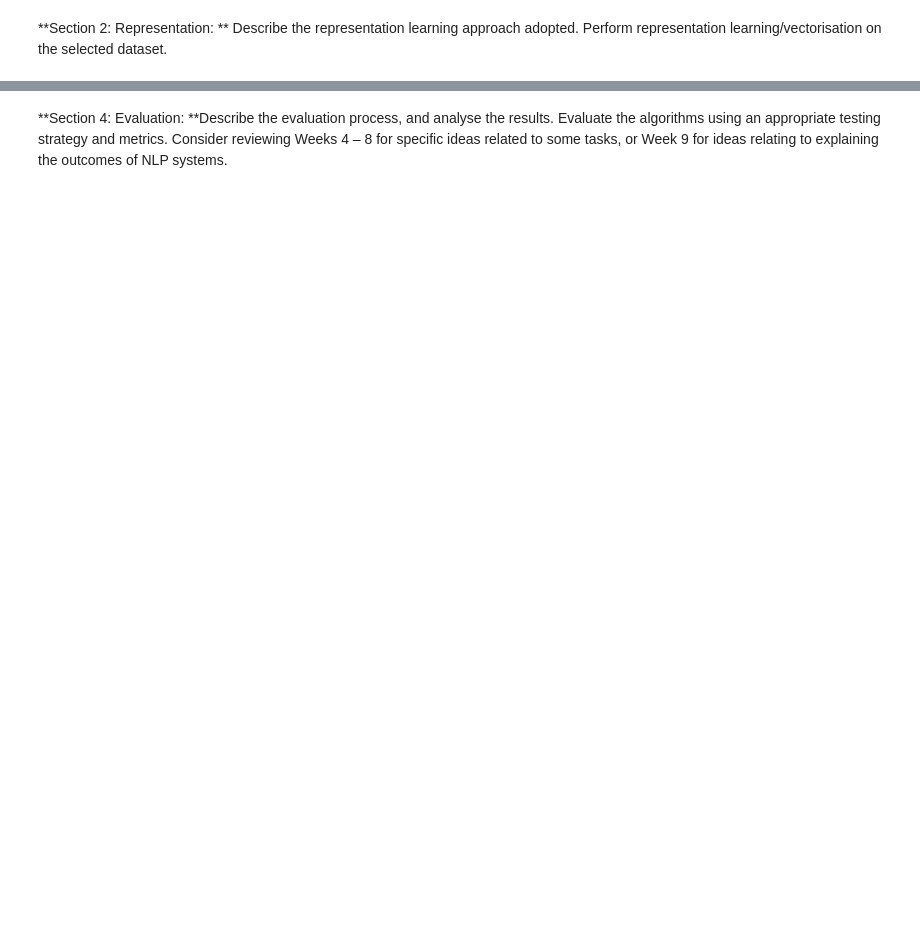
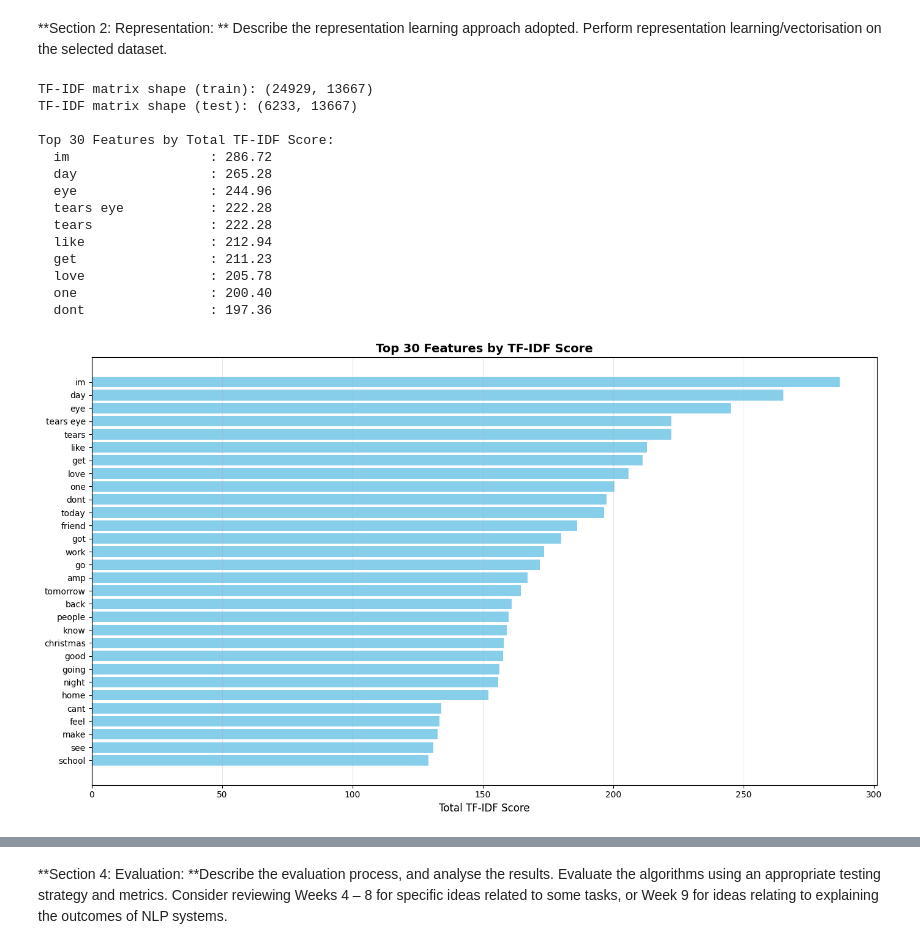
Before and after one commit to Tsaraban/CM4145_NLP_coursework, a Jupyter notebook: CE4145_coursework.ipynb, the cells around one changed output, grey strips where cells are left out. Cells and saved outputs as stored; diff of their text form; code cells hidden in the pictures; blank space fills up the shorter version.

```diff
--- a/CE4145_coursework.ipynb
+++ b/CE4145_coursework.ipynb
@@ -27,0 +657,10 @@ print(df)
+# %%
+from sklearn.model_selection import train_test_split
+
+X_train, X_test, y_train, y_test = train_test_split(
+    df['pre_process'],
+    df['Emotion'],
+    test_size=0.2,
+    random_state=42,
+    stratify=df['Emotion']  #To Maintains class balance
+)
@@ -31,3 +716,55 @@ approach adopted.
 Perform representation
 learning/vectorisation on the selected
 dataset.
+# %%
+# Initialize with optimal parameters
+vectorizer = TfidfVectorizer(max_features=20000,
+    ngram_range=(1,2),
+    min_df=3,)
+
+# Fit on training data ONLY
+X_train_vec = vectorizer.fit_transform(X_train)
+X_test_vec = vectorizer.transform(X_test)
+# %%
+print(f"TF-IDF matrix shape (train): {X_train_vec.shape}")
+print(f"TF-IDF matrix shape (test): {X_test_vec.shape}")
+
+# Get feature names
+feature_names = vectorizer.get_feature_names_out()
+
+# Analyze top features by TF-IDF score
+tfidf_scores = np.asarray(X_train_vec.sum(axis=0)).flatten()
+top_indices = tfidf_scores.argsort()[-30:][::-1]
+top_features = [feature_names[i] for i in top_indices]
+top_scores = [tfidf_scores[i] for i in top_indices]
+
+print("\nTop 30 Features by Total TF-IDF Score:")
+for feat, score in zip(top_features[:10], top_scores[:10]):
+    print(f"  {feat:20s}: {score:.2f}")
+
+# Visualize top features
+plt.figure(figsize=(14, 8))
+plt.barh(range(len(top_features)), top_scores, color='skyblue')
+plt.yticks(range(len(top_features)), top_features)
+plt.xlabel('Total TF-IDF Score', fontsize=12)
+plt.title('Top 30 Features by TF-IDF Score', fontsize=14, fontweight='bold')
+plt.gca().invert_yaxis()
+plt.grid(axis='x', alpha=0.3)
+plt.tight_layout()
+plt.show()
+# %% [output]
+TF-IDF matrix shape (train): (24929, 13667)
+TF-IDF matrix shape (test): (6233, 13667)
+
+Top 30 Features by Total TF-IDF Score:
+  im                  : 286.72
+  day                 : 265.28
+  eye                 : 244.96
+  tears eye           : 222.28
+  tears               : 222.28
+  like                : 212.94
+  get                 : 211.23
+  love                : 205.78
+  one                 : 200.40
+  dont                : 197.36
+[figure, added]
```
Also changed, not shown: parts of 61 cells of this notebook.
